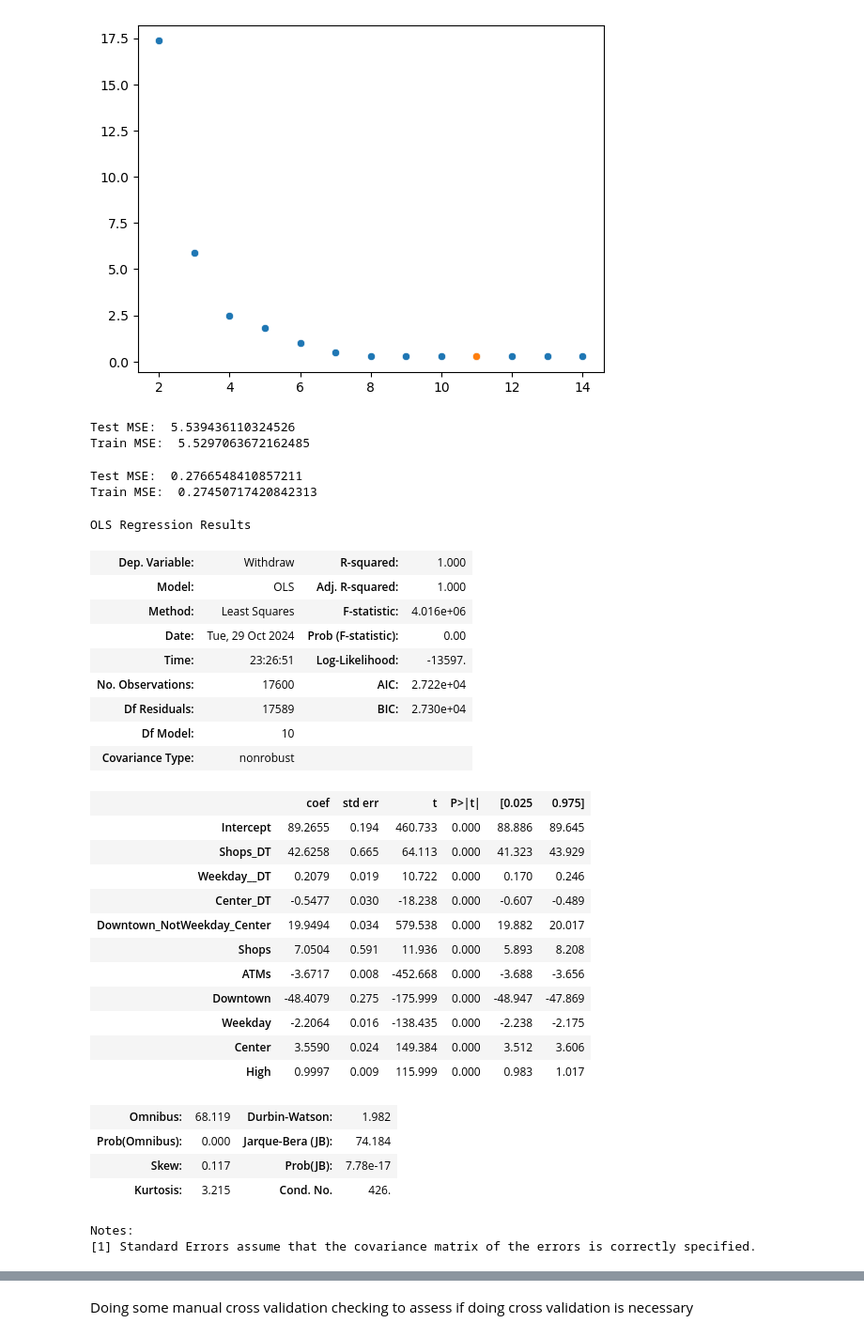
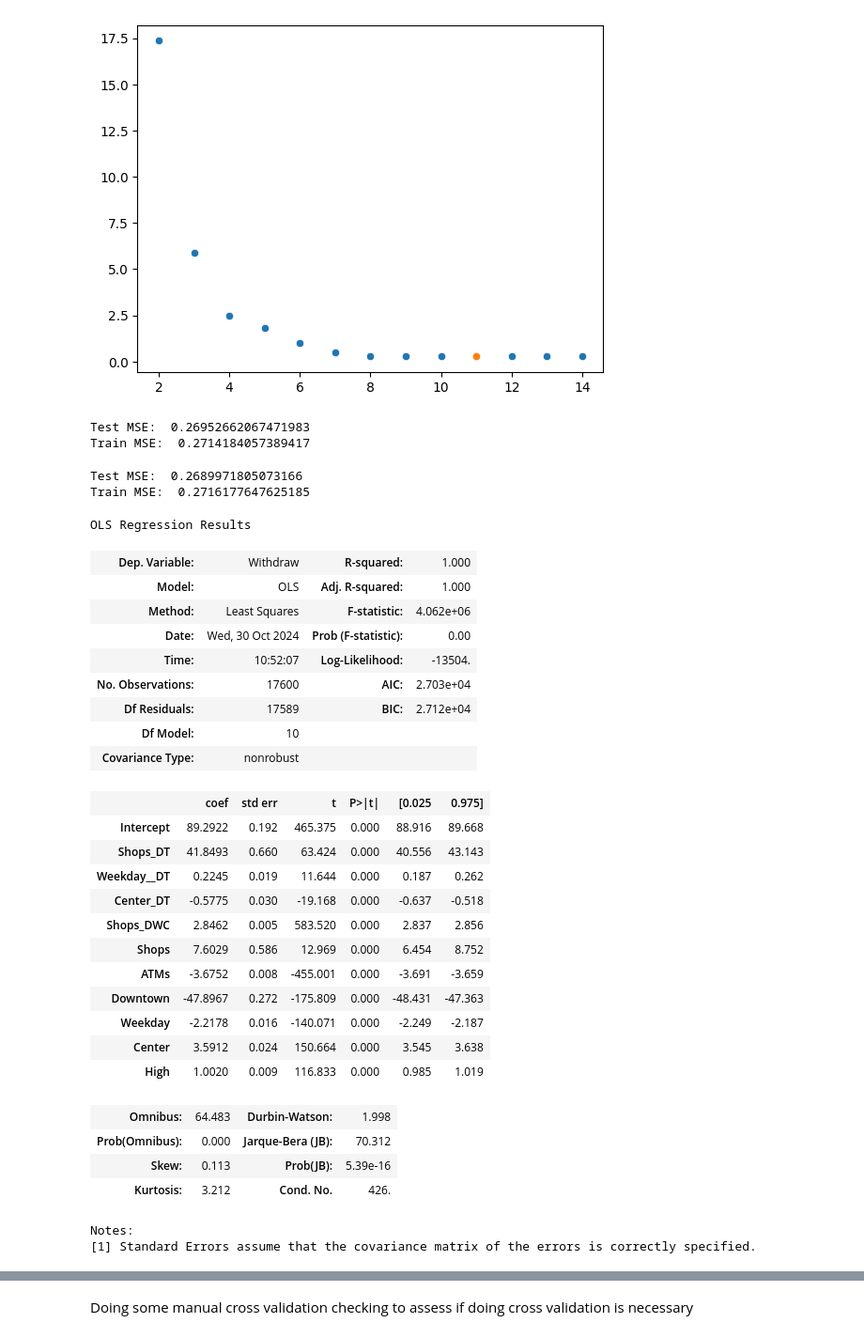
Before and after one commit to ekg-21/econ3203_Y, a Jupyter notebook: Model_Attempts/3.dt_weekday_centre.ipynb, the cells around one changed output, grey strips where cells are left out. Shown at 94% size. Saved outputs shown, nothing was run; the diff lists cells and outputs as text; code cells hidden in the pictures.

```diff
--- a/Model_Attempts/3.dt_weekday_centre.ipynb
+++ b/Model_Attempts/3.dt_weekday_centre.ipynb
@@ -253,53 +257,53 @@ sns.scatterplot(x=[best_p_test], y=[best_test_mse]) # note here we plot just one
 [figure]
 # %%
 # 3. AIC Best Model
-formula = "Withdraw ~ Shops_DT + Weekday__DT + Center_DT + Shops + ATMs + Downtown + Weekday + Center + High"
+# formula = "Withdraw ~ Shops_DT + ATMs_DT + Weekday__DT + Center_DT + High_DT + Downtown_NotWeekday_Center + Shops_DWC + Shops + ATMs + Downtown + Weekday + Center + High"
 
-model = ols(formula, data=train).fit()
+model = ols(best_model_aic, data=train).fit()
 print("Test MSE: ", comp_mse(model, test))
 print("Train MSE: ", comp_mse(model, train))
 # model.summary()
 # %% [output]
-Test MSE:  5.539436110324526
-Train MSE:  5.5297063672162485
+Test MSE:  0.26952662067471983
+Train MSE:  0.2714184057389417
 # %%
 # BIC Best Model
 # Train MSE Best Model
-#formula = "Withdraw ~ Shops_DT + Weekday__DT + Center_DT + Shops_DWC + Shops + ATMs + Downtown + Weekday + Center + High"
-formula = "Withdraw ~ Shops_DT + Weekday__DT + Center_DT + Downtown_NotWeekday_Center + Shops + ATMs + Downtown + Weekday + Center + High"
-model = ols(formula, data=train).fit()
+# formula = "Withdraw ~ Shops_DT + Weekday__DT + Center_DT + Shops_DWC + Shops + ATMs + Downtown + Weekday + Center + High"
+
+model = ols(best_model_bic, data=train).fit()
 print("Test MSE: ", comp_mse(model, test))
 print("Train MSE: ", comp_mse(model, train))
 model.summary()
 # %% [output]
-Test MSE:  0.2766548410857211
-Train MSE:  0.27450717420842313
+Test MSE:  0.2689971805073166
+Train MSE:  0.2716177647625185
 OLS Regression Results
 | Dep. Variable: | Withdraw | R-squared: | 1.000 |
 | Model: | OLS | Adj. R-squared: | 1.000 |
-| Method: | Least Squares | F-statistic: | 4.016e+06 |
-| Date: | Tue, 29 Oct 2024 | Prob (F-statistic): | 0.00 |
-| Time: | 23:26:51 | Log-Likelihood: | -13597. |
-| No. Observations: | 17600 | AIC: | 2.722e+04 |
-| Df Residuals: | 17589 | BIC: | 2.730e+04 |
+| Method: | Least Squares | F-statistic: | 4.062e+06 |
+| Date: | Wed, 30 Oct 2024 | Prob (F-statistic): | 0.00 |
+| Time: | 10:52:07 | Log-Likelihood: | -13504. |
+| No. Observations: | 17600 | AIC: | 2.703e+04 |
+| Df Residuals: | 17589 | BIC: | 2.712e+04 |
 | Df Model: | 10 |  |  |
 | Covariance Type: | nonrobust |  |  |
 |  | coef | std err | t | P>|t| | [0.025 | 0.975] |
-| Intercept | 89.2655 | 0.194 | 460.733 | 0.000 | 88.886 | 89.645 |
-| Shops_DT | 42.6258 | 0.665 | 64.113 | 0.000 | 41.323 | 43.929 |
-| Weekday__DT | 0.2079 | 0.019 | 10.722 | 0.000 | 0.170 | 0.246 |
-| Center_DT | -0.5477 | 0.030 | -18.238 | 0.000 | -0.607 | -0.489 |
-| Downtown_NotWeekday_Center | 19.9494 | 0.034 | 579.538 | 0.000 | 19.882 | 20.017 |
-| Shops | 7.0504 | 0.591 | 11.936 | 0.000 | 5.893 | 8.208 |
-| ATMs | -3.6717 | 0.008 | -452.668 | 0.000 | -3.688 | -3.656 |
-| Downtown | -48.4079 | 0.275 | -175.999 | 0.000 | -48.947 | -47.869 |
-| Weekday | -2.2064 | 0.016 | -138.435 | 0.000 | -2.238 | -2.175 |
-| Center | 3.5590 | 0.024 | 149.384 | 0.000 | 3.512 | 3.606 |
-| High | 0.9997 | 0.009 | 115.999 | 0.000 | 0.983 | 1.017 |
+| Intercept | 89.2922 | 0.192 | 465.375 | 0.000 | 88.916 | 89.668 |
+| Shops_DT | 41.8493 | 0.660 | 63.424 | 0.000 | 40.556 | 43.143 |
+| Weekday__DT | 0.2245 | 0.019 | 11.644 | 0.000 | 0.187 | 0.262 |
+| Center_DT | -0.5775 | 0.030 | -19.168 | 0.000 | -0.637 | -0.518 |
+| Shops_DWC | 2.8462 | 0.005 | 583.520 | 0.000 | 2.837 | 2.856 |
+| Shops | 7.6029 | 0.586 | 12.969 | 0.000 | 6.454 | 8.752 |
+| ATMs | -3.6752 | 0.008 | -455.001 | 0.000 | -3.691 | -3.659 |
+| Downtown | -47.8967 | 0.272 | -175.809 | 0.000 | -48.431 | -47.363 |
+| Weekday | -2.2178 | 0.016 | -140.071 | 0.000 | -2.249 | -2.187 |
+| Center | 3.5912 | 0.024 | 150.664 | 0.000 | 3.545 | 3.638 |
+| High | 1.0020 | 0.009 | 116.833 | 0.000 | 0.985 | 1.019 |
-| Omnibus: | 68.119 | Durbin-Watson: | 1.982 |
-| Prob(Omnibus): | 0.000 | Jarque-Bera (JB): | 74.184 |
-| Skew: | 0.117 | Prob(JB): | 7.78e-17 |
-| Kurtosis: | 3.215 | Cond. No. | 426. |
+| Omnibus: | 64.483 | Durbin-Watson: | 1.998 |
+| Prob(Omnibus): | 0.000 | Jarque-Bera (JB): | 70.312 |
+| Skew: | 0.113 | Prob(JB): | 5.39e-16 |
+| Kurtosis: | 3.212 | Cond. No. | 426. |
 Notes:
 [1] Standard Errors assume that the covariance matrix of the errors is correctly specified.
 # %%
```
Also changed, not shown: parts of 10 cells of this notebook.
